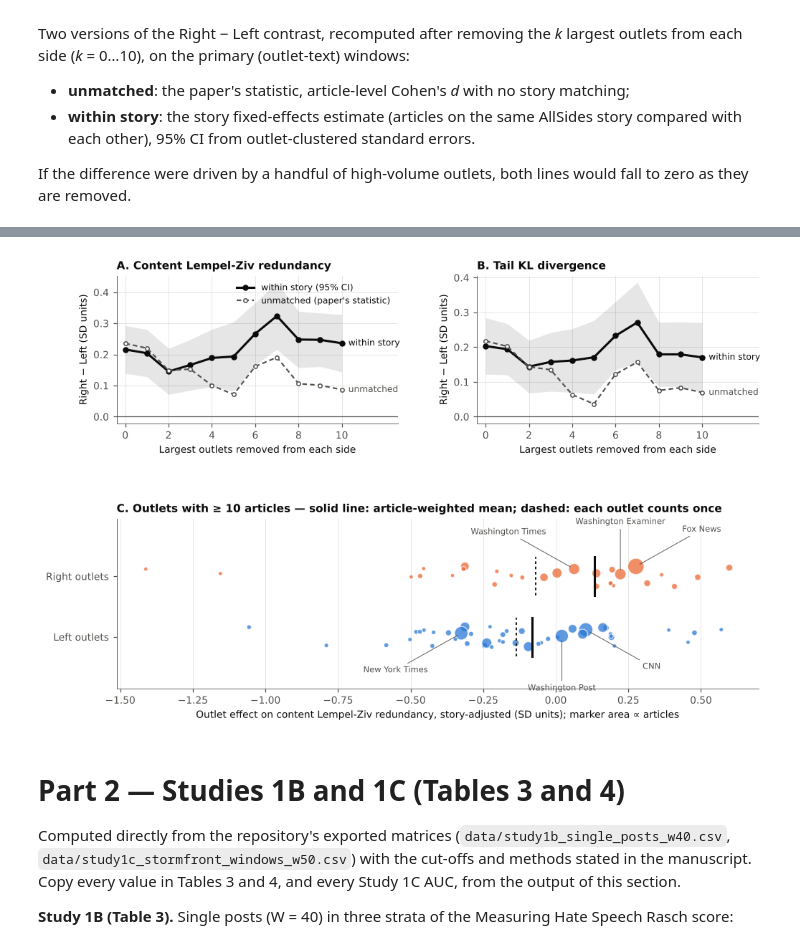
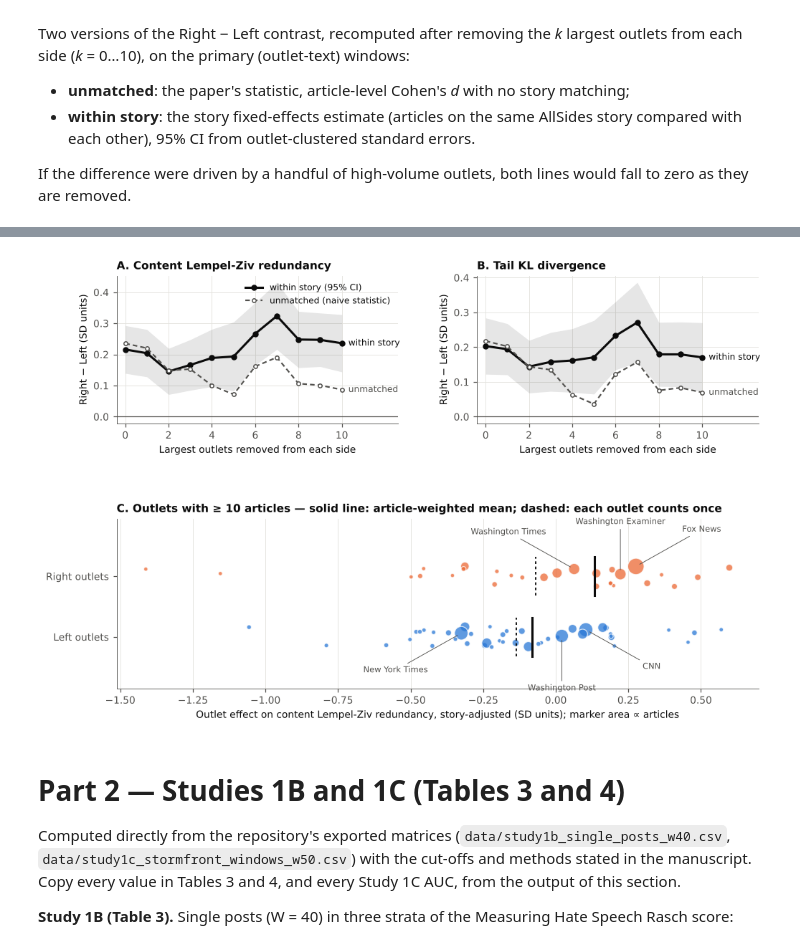
Before and after one commit to KashShahzad/inct-empirical-validation, a Jupyter notebook: notebooks/Robustness_Reanalysis.ipynb, the cells around one changed output, grey strips where cells are left out. Saved outputs shown, nothing was run; the diff lists cells and outputs as text; code cells hidden in the pictures.

```diff
--- a/notebooks/Robustness_Reanalysis.ipynb
+++ b/notebooks/Robustness_Reanalysis.ipynb
@@ -491,7 +491,7 @@ for i, f in enumerate(["R_LZ_Content", "D_KL_Tail"]):
     ax.fill_between(T.k, T.within_lo, T.within_hi, color=INK, alpha=0.10, lw=0)
     ax.plot(T.k, T.within_beta, color=INK, lw=2, marker="o", ms=4.5, label="within story (95% CI)")
     ax.plot(T.k, T.unmatched_d, color=INK2, lw=1.4, ls=(0, (3, 2)), marker="o", ms=3.5, mfc="white",
-            label="unmatched (paper's statistic)")
+            label="unmatched (naive statistic)")
     ax.text(10.3, T.within_beta.iloc[-1], "within story", fontsize=8, color=INK, va="center")
     ax.text(10.3, T.unmatched_d.iloc[-1], "unmatched", fontsize=8, color=INK2, va="center")
     ax.set_xlim(-0.4, 12.6)
@@ -501,34 +501,34 @@ for i, f in enumerate(["R_LZ_Content", "D_KL_Tail"]):
     ax.set_xticks(range(0, 11, 2))
     if i == 0:
         ax.legend(loc="upper right", fontsize=8)
 
 ax = fig.add_subplot(gs[1, :])
 _, _, _, _, O = outlet_effects(win_outlet, "R_LZ_Content", "Right vs Left")
 D = win_outlet[win_outlet.Bias.isin(["left", "right"])]
 for row, (xval, col) in enumerate([(0, BLUE), (1, ORANGE)]):
     S = O[O.x == xval]
     jitter = RNG.uniform(-0.17, 0.17, len(S))
     ax.scatter(S.fe, row + jitter, s=12 + S.n / 6, color=col, alpha=0.75, edgecolor="white", linewidth=0.8, zorder=3)
     art_mean = np.average(S.fe, weights=S.n)
     ax.plot([art_mean] * 2, [row - 0.32, row + 0.32], color=INK, lw=2, zorder=4)
     ax.plot([S.fe.mean()] * 2, [row - 0.32, row + 0.32], color=INK, lw=1.2, ls=(0, (2, 2)), zorder=4)
     top3 = S.sort_values("n", ascending=False).head(3).sort_values("fe")
     for j, (name, r) in enumerate(top3.iterrows()):
         nm = re.sub(r"\s*\((News|Online News|Opinion)\)", "", name)
         dy = (30 + 14 * (j % 2)) if row == 1 else -(30 + 14 * (j % 2))      # Right labels above, Left labels below
         ax.annotate(nm, (r.fe, row + jitter[S.index.get_loc(name)]), xytext=(-60 + 60 * j, dy),
                     textcoords="offset points", ha="center", va="bottom" if row == 1 else "top", fontsize=7.5, color=INK2,
                     arrowprops=dict(arrowstyle="-", color=INK2, lw=0.6, shrinkA=1, shrinkB=4))
 ax.set_yticks([0, 1]); ax.set_yticklabels(["Left outlets", "Right outlets"])
 ax.set_ylim(-0.85, 1.95)
 ax.set_xlabel("Outlet effect on content Lempel-Ziv redundancy, story-adjusted (SD units); marker area ∝ articles")
 ax.set_title("C. Outlets with ≥ 10 articles — solid line: article-weighted mean; dashed: each outlet counts once",
              loc="left", fontsize=10, fontweight="bold")
 ax.grid(axis="y", visible=False)
 save(fig, "Figure_R1_Study1A_outlet_level")
 plt.show()
 # %% [output]
-[figure, old version]
+[figure, new version]
 # %% [markdown]
 # Part 2 — Studies 1B and 1C (Tables 3 and 4)
 
```
Also changed, not shown: parts of 18 cells of this notebook, 17 other files.
